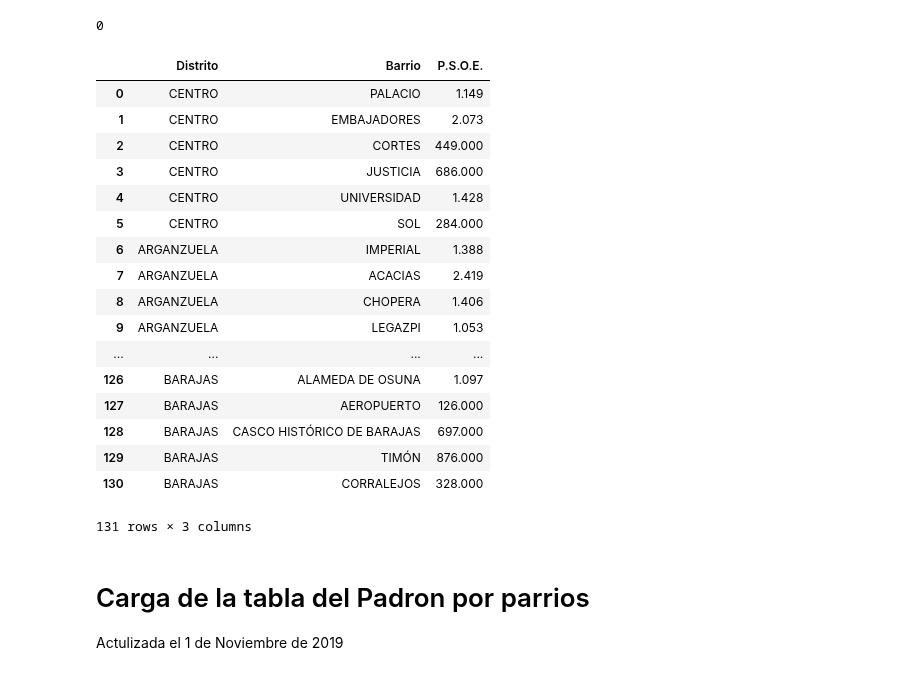
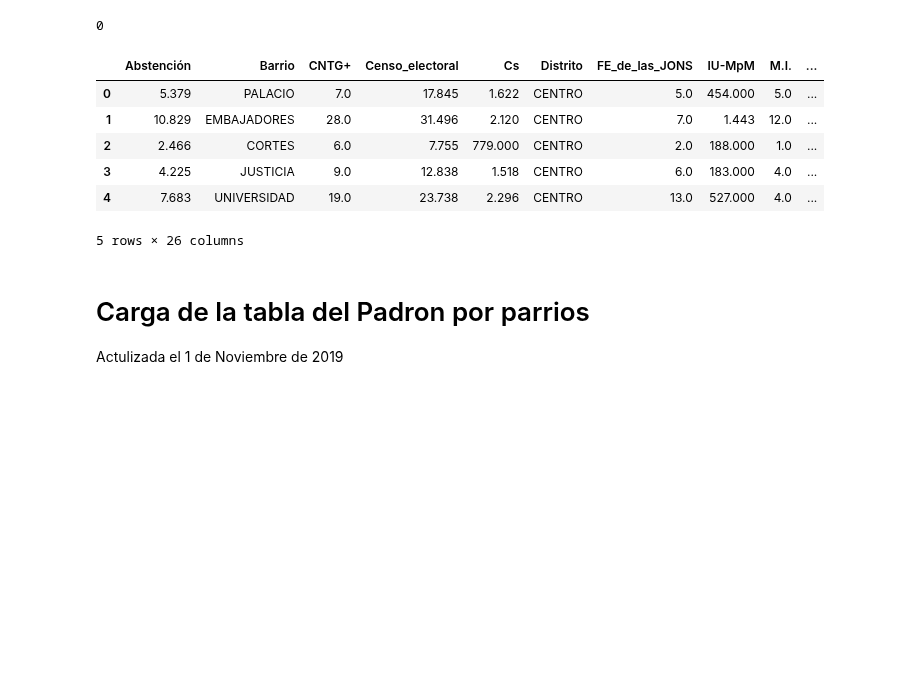
Before and after one commit to InmaLatorre/G3_ProyectoPython, a Jupyter notebook: MAIN.ipynb, the cells around one changed output. Cells and saved outputs as stored; diff of their text form; code cells hidden in the pictures; blank space fills up the shorter version.

```diff
--- a/MAIN.ipynb
+++ b/MAIN.ipynb
@@ -34,52 +61,41 @@ tables = []
 # Cargar los nombre de todos los archivos almacenados dentro de la carpeta "resources/Tablas_elecciones_barrio/"
 for r, d, f in os.walk(path):
     files = f
 
 # lectura y limpieza de las 21 tablas. Resultado: una lista de 21 tablas
 contador = 0
 for file in files:
     tmp_table = pd.read_excel(path + '{0}'.format(file),
                               sep=";", encoding="ISO-8859-1")
     tmp_table.columns = [i.strip().replace(' ','_') for i in tmp_table.columns]
     tmp_table['Distrito'] = re.sub(" ", "", re.sub("^[0-9]+(\.)(\s)", "", tmp_table.Barrio[0].upper()))
     tmp_table.drop([0,1], inplace=True)
 # #     print(tmp_table.Total_votos_a_candidaturas)
     for i in range(0, len(tmp_table.Barrio)):
         tmp_table.iloc[i,0] = re.sub("[0-9]+(\.)(\s)", "", str.strip(tmp_table.iloc[i,0].upper()))
 
     tables.append(tmp_table)
 
 
 # # Se concatenan las 21 tablas en una sola
 main_table_elecciones = pd.concat(tables, sort=True)
 # Se unifica el index para toda la tabla
 main_table_elecciones.reset_index(drop=True, inplace=True)
-main_table_elecciones[['Distrito', 'Barrio','P.S.O.E.']]
+main_table_elecciones.head()
 
 
 # Pendientes
 #  OK 1 -La columna "Barrio" debe contener solo el nombre del barrio. Para el código se debe crear una nueva columna "Codigo"
 # 2 -Crear una nueva columna en donde se puedan observar los porcentajes de abstención
 #  OK 3- Poner el nombre del distrito (por ejemplo 'Centro') en una columna -"Distrito"- para todos los barrios que pertenecen a él
 # %% [output]
-|  | Distrito | Barrio | P.S.O.E. |
-| 0 | CENTRO | PALACIO | 1.149 |
-| 1 | CENTRO | EMBAJADORES | 2.073 |
-| 2 | CENTRO | CORTES | 449.000 |
-| 3 | CENTRO | JUSTICIA | 686.000 |
-| 4 | CENTRO | UNIVERSIDAD | 1.428 |
-| 5 | CENTRO | SOL | 284.000 |
-| 6 | ARGANZUELA | IMPERIAL | 1.388 |
-| 7 | ARGANZUELA | ACACIAS | 2.419 |
-| 8 | ARGANZUELA | CHOPERA | 1.406 |
-| 9 | ARGANZUELA | LEGAZPI | 1.053 |
-| ... | ... | ... | ... |
-| 126 | BARAJAS | ALAMEDA DE OSUNA | 1.097 |
-| 127 | BARAJAS | AEROPUERTO | 126.000 |
-| 128 | BARAJAS | CASCO HISTÓRICO DE BARAJAS | 697.000 |
-| 129 | BARAJAS | TIMÓN | 876.000 |
-| 130 | BARAJAS | CORRALEJOS | 328.000 |
+|  | Abstención | Barrio | CNTG+ | Censo_electoral | Cs | Distrito | FE_de_las_JONS | IU-MpM | M.I. | ... |
+| 0 | 5.379 | PALACIO | 7.0 | 17.845 | 1.622 | CENTRO | 5.0 | 454.000 | 5.0 | ... |
+| 1 | 10.829 | EMBAJADORES | 28.0 | 31.496 | 2.120 | CENTRO | 7.0 | 1.443 | 12.0 | ... |
+| 2 | 2.466 | CORTES | 6.0 | 7.755 | 779.000 | CENTRO | 2.0 | 188.000 | 1.0 | ... |
+| 3 | 4.225 | JUSTICIA | 9.0 | 12.838 | 1.518 | CENTRO | 6.0 | 183.000 | 4.0 | ... |
+| 4 | 7.683 | UNIVERSIDAD | 19.0 | 23.738 | 2.296 | CENTRO | 13.0 | 527.000 | 4.0 | ... |
-131 rows × 3 columns
+5 rows × 26 columns
 # %% [markdown]
 # Carga de la tabla del Padron por parrios
 Actulizada el 1 de Noviembre de 2019
```
Also changed, not shown: parts of 9 cells of this notebook.
